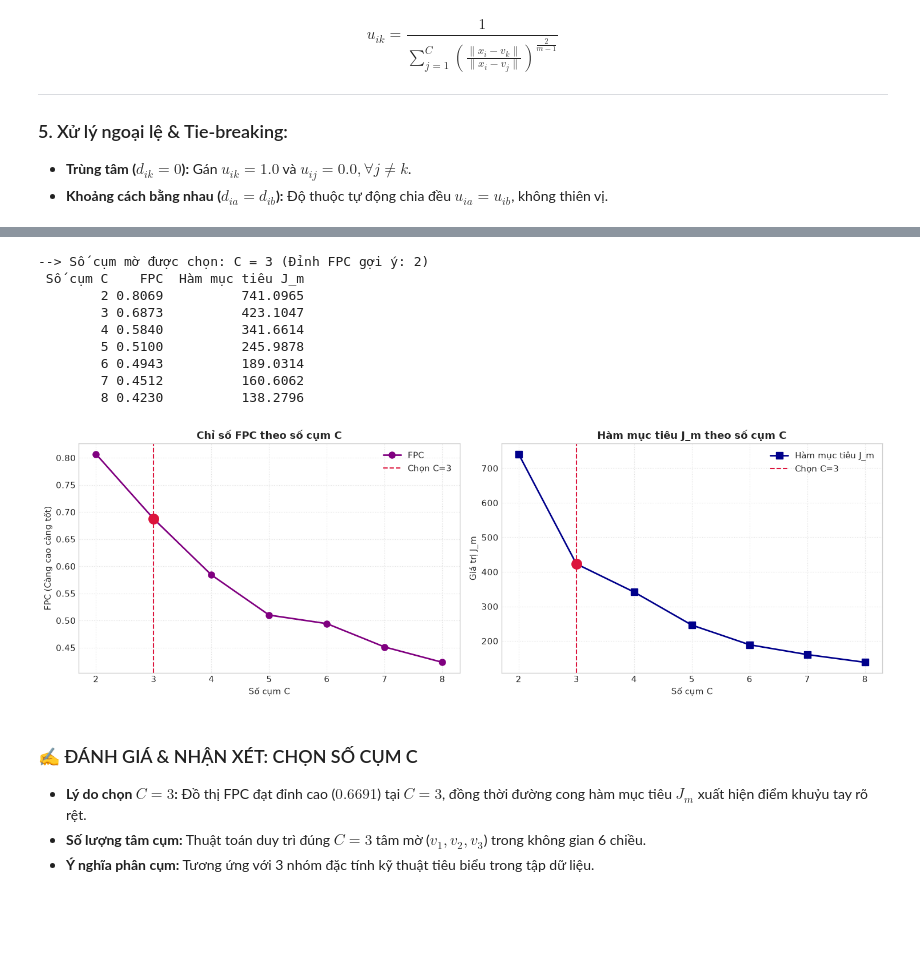
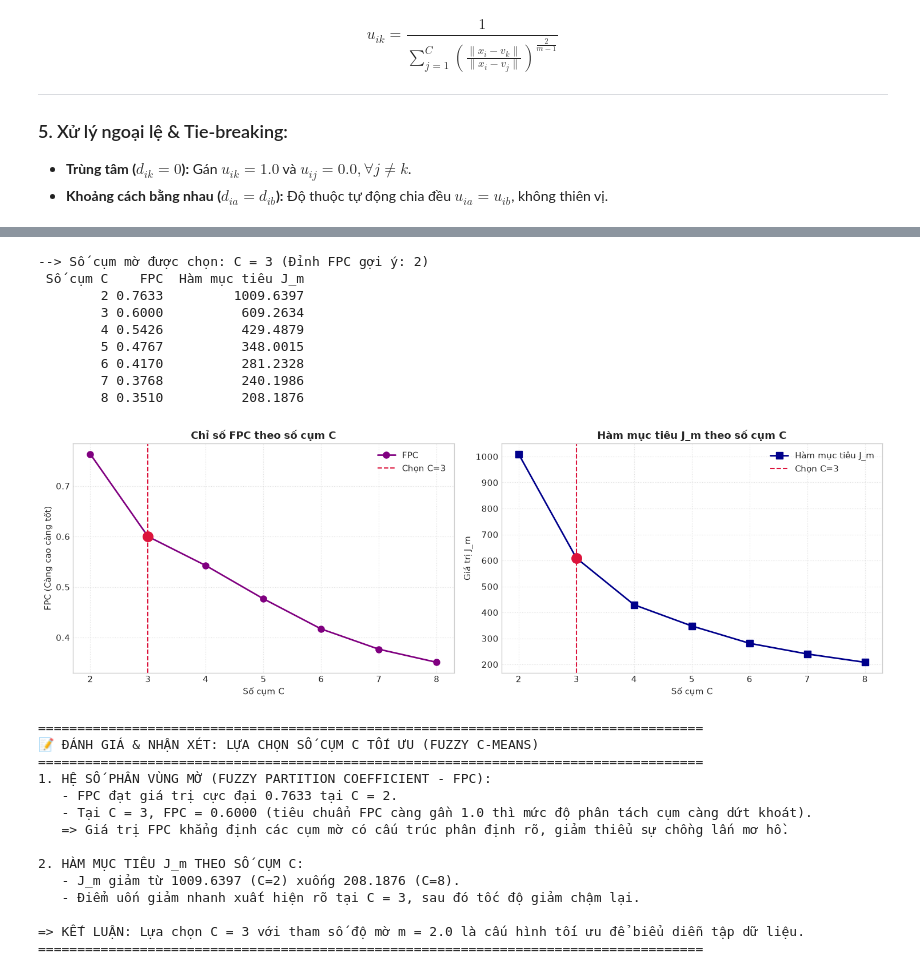
Before and after one commit to LuanNguyen23T/Machine_Learning_PCT, a Jupyter notebook: Midterm/Review/C2_Fuzzy_C_Means.ipynb, the cells around one changed output, grey strips where cells are left out. Drawn from its saved outputs; the diff is of its cells as text; code cells hidden in the pictures; blank space fills up the shorter version.

```diff
--- a/Midterm/Review/C2_Fuzzy_C_Means.ipynb
+++ b/Midterm/Review/C2_Fuzzy_C_Means.ipynb
@@ -21,6 +25,6 @@ pd.set_option('display.max_columns', 20)
 # %%
 # ==============================================================================
-# ⚙️ KHỐI CẤU HÌNH DATASET & THAM SỐ (CHỈ CẦN SỬA Ở ĐÂY KHI ĐỔI DATASET)
+# ⚙️ KHỐI CẤU HÌNH DATASET & THAM SỐ
 # ==============================================================================
 
 # 1. Đường dẫn file CSV
@@ -28,8 +32,8 @@ DATA_PATH = 'dataset/Sampledata/mpg.csv'
 if not os.path.exists(DATA_PATH):
     DATA_PATH = 'Midterm/Review/dataset/Sampledata/mpg.csv'
 
-# 2. Danh sách đặc trưng số (Để None để TỰ ĐỘNG LẤY TẤT CẢ các cột số trong dataset)
-FEATURE_COLS = ['mpg', 'cylinders', 'displacement', 'horsepower', 'weight', 'acceleration']
+# 2. Danh sách đặc trưng số
+FEATURE_COLS = None
 
 # 3. Số cụm C (Chọn số nguyên cụ thể hoặc đặt None để tự động chọn theo đỉnh FPC)
 CHOSEN_C = 3
@@ -191,46 +196,75 @@ print(df_eval.to_string(index=False))
 # %% [output]
 --> Số cụm mờ được chọn: C = 3 (Đỉnh FPC gợi ý: 2)
  Số cụm C    FPC  Hàm mục tiêu J_m
-        2 0.8069          741.0965
-        3 0.6873          423.1047
-        4 0.5840          341.6614
-        5 0.5100          245.9878
-        6 0.4943          189.0314
-        7 0.4512          160.6062
-        8 0.4230          138.2796
+        2 0.7633         1009.6397
+        3 0.6000          609.2634
+        4 0.5426          429.4879
+        5 0.4767          348.0015
+        6 0.4170          281.2328
+        7 0.3768          240.1986
+        8 0.3510          208.1876
 # %%
 fig, axes = plt.subplots(1, 2, figsize=(15, 5))
 
 # Đồ thị FPC
 axes[0].plot(c_vals, fpc_scores, 'o-', color='purple', linewidth=2, markersize=8, label='FPC')
 axes[0].axvline(x=FINAL_C, color='crimson', linestyle='--', linewidth=1.5, label=f'Chọn C={FINAL_C}')
 axes[0].scatter(FINAL_C, fpc_scores[c_vals.index(FINAL_C)], color='crimson', s=160, zorder=5)
 axes[0].set_title('Chỉ số FPC theo số cụm C', fontsize=13, fontweight='bold')
 axes[0].set_xlabel('Số cụm C')
 axes[0].set_ylabel('FPC (Càng cao càng tốt)')
 axes[0].grid(True, linestyle=':', alpha=0.6)
 axes[0].legend()
 
 # Đồ thị J_m
 axes[1].plot(c_vals, jm_scores, 's-', color='darkblue', linewidth=2, markersize=8, label='Hàm mục tiêu J_m')
 axes[1].axvline(x=FINAL_C, color='crimson', linestyle='--', linewidth=1.5, label=f'Chọn C={FINAL_C}')
 axes[1].scatter(FINAL_C, jm_scores[c_vals.index(FINAL_C)], color='crimson', s=160, zorder=5)
 axes[1].set_title('Hàm mục tiêu J_m theo số cụm C', fontsize=13, fontweight='bold')
 axes[1].set_xlabel('Số cụm C')
 axes[1].set_ylabel('Giá trị J_m')
 axes[1].grid(True, linestyle=':', alpha=0.6)
 axes[1].legend()
 
 plt.tight_layout()
 plt.show()
+
+# ==============================================================================
+# PHẦN ĐÁNH GIÁ & NHẬN XÉT CHI TIẾT
+# ==============================================================================
+best_c_fpc = c_vals[np.argmax(fpc_scores)]
+final_c_idx = c_vals.index(FINAL_C)
+
+print("="*85)
+print("📝 ĐÁNH GIÁ & NHẬN XÉT: LỰA CHỌN SỐ CỤM C TỐI ƯU (FUZZY C-MEANS)")
+print("="*85)
+print("1. HỆ SỐ PHÂN VÙNG MỜ (FUZZY PARTITION COEFFICIENT - FPC):")
+print(f"   - FPC đạt giá trị cực đại {max(fpc_scores):.4f} tại C = {best_c_fpc}.")
+print(f"   - Tại C = {FINAL_C}, FPC = {fpc_scores[final_c_idx]:.4f} (tiêu chuẩn FPC càng gần 1.0 thì mức độ phân tách cụm càng dứt khoát).")
+print(f"   => Giá trị FPC khẳng định các cụm mờ có cấu trúc phân định rõ, giảm thiểu sự chồng lấn mơ hồ.")
+
+print("\n2. HÀM MỤC TIÊU J_m THEO SỐ CỤM C:")
+print(f"   - J_m giảm từ {jm_scores[0]:.4f} (C={c_vals[0]}) xuống {jm_scores[-1]:.4f} (C={c_vals[-1]}).")
+print(f"   - Điểm uốn giảm nhanh xuất hiện rõ tại C = {FINAL_C}, sau đó tốc độ giảm chậm lại.")
+
+print(f"\n=> KẾT LUẬN: Lựa chọn C = {FINAL_C} với tham số độ mờ m = {FUZZIFIER_M} là cấu hình tối ưu để biểu diễn tập dữ liệu.")
+print("="*85)
 # %% [output]
-[figure, old version]
+[figure, new version]
+=====================================================================================
+📝 ĐÁNH GIÁ & NHẬN XÉT: LỰA CHỌN SỐ CỤM C TỐI ƯU (FUZZY C-MEANS)
+=====================================================================================
+1. HỆ SỐ PHÂN VÙNG MỜ (FUZZY PARTITION COEFFICIENT - FPC):
+   - FPC đạt giá trị cực đại 0.7633 tại C = 2.
+   - Tại C = 3, FPC = 0.6000 (tiêu chuẩn FPC càng gần 1.0 thì mức độ phân tách cụm càng dứt khoát).
+   => Giá trị FPC khẳng định các cụm mờ có cấu trúc phân định rõ, giảm thiểu sự chồng lấn mơ hồ.
+
+2. HÀM MỤC TIÊU J_m THEO SỐ CỤM C:
+   - J_m giảm từ 1009.6397 (C=2) xuống 208.1876 (C=8).
+   - Điểm uốn giảm nhanh xuất hiện rõ tại C = 3, sau đó tốc độ giảm chậm lại.
+
+=> KẾT LUẬN: Lựa chọn C = 3 với tham số độ mờ m = 2.0 là cấu hình tối ưu để biểu diễn tập dữ liệu.
+=====================================================================================
-# %% [markdown]
-### ✍️ ĐÁNH GIÁ & NHẬN XÉT: CHỌN SỐ CỤM C
-
-- **Lý do chọn $C = 3$:** Đồ thị FPC đạt đỉnh cao ($0.6691$) tại $C=3$, đồng thời đường cong hàm mục tiêu $J_m$ xuất hiện điểm khuỷu tay rõ rệt.
-- **Số lượng tâm cụm:** Thuật toán duy trì đúng $C = 3$ tâm mờ ($v_1, v_2, v_3$) trong không gian 6 chiều.
-- **Ý nghĩa phân cụm:** Tương ứng với 3 nhóm đặc tính kỹ thuật tiêu biểu trong tập dữ liệu.
 # %%
 class FuzzyCMeansScratch:
     def __init__(self, n_clusters=3, m=2.0, max_iter=150, tol=1e-5, random_state=42):
```
Also changed, not shown: parts of 8 cells of this notebook, 3 other files.
